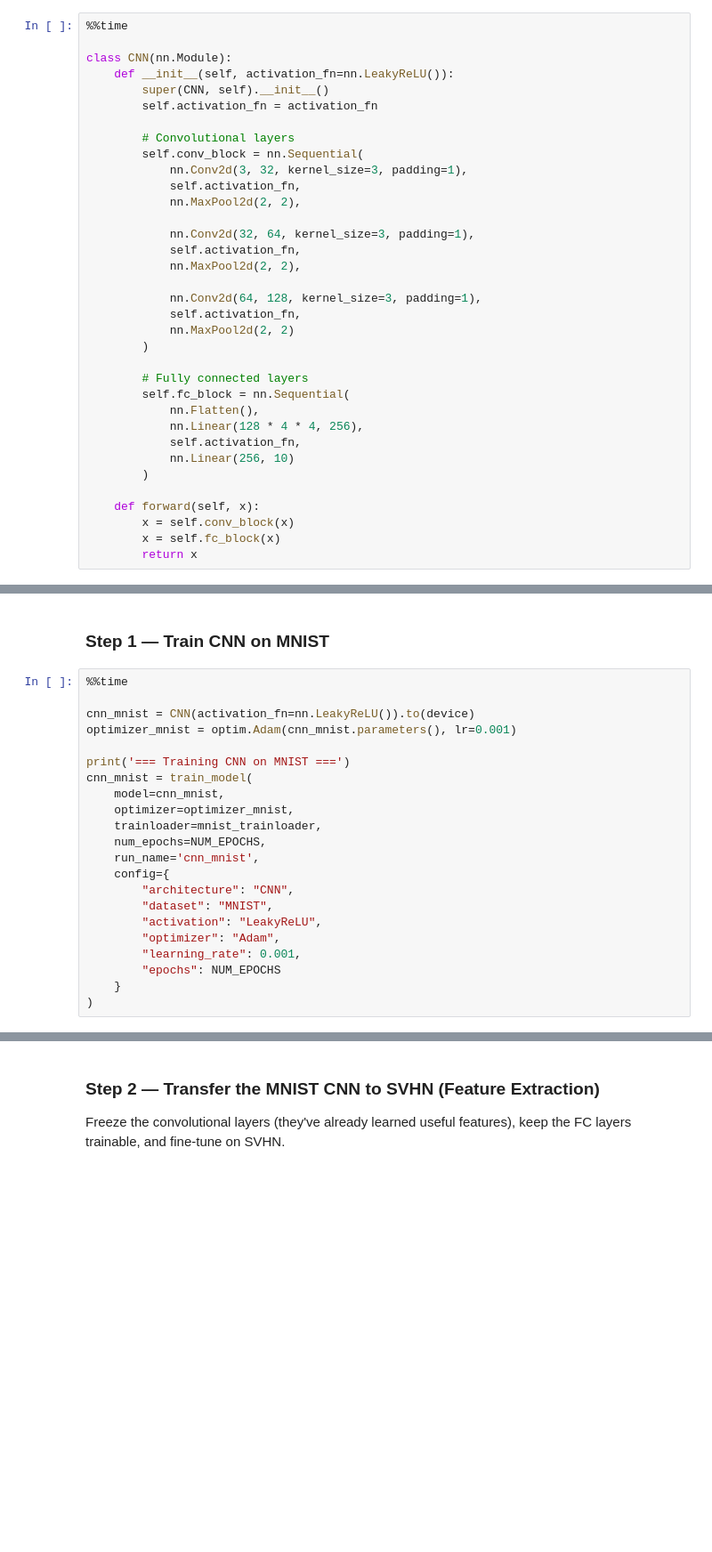
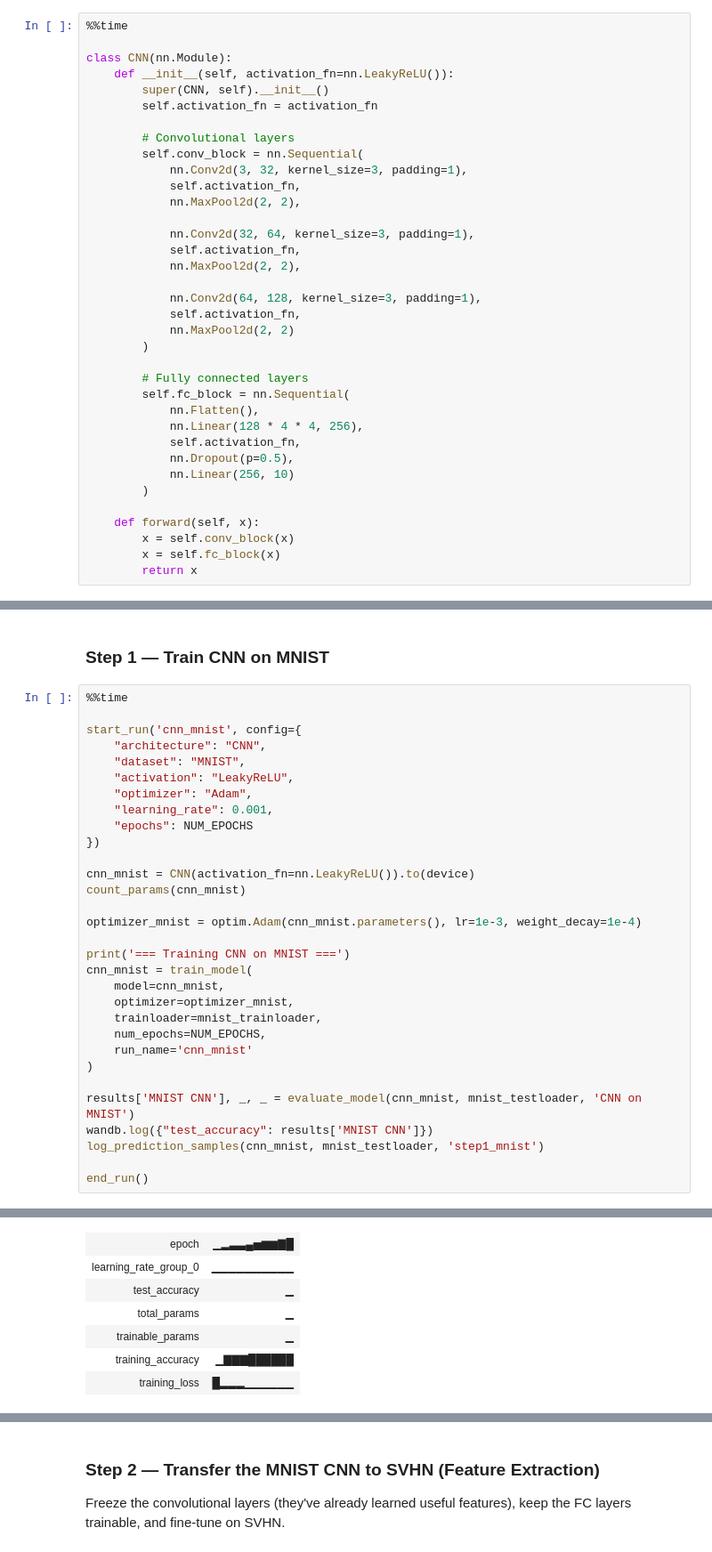
Before and after one commit to ADL-Group-10/lab0, a Jupyter notebook: 02_transfer_learning.ipynb, the cells around one changed output, grey strips where cells are left out. Shown at 89% size. Saved outputs shown, nothing was run; the diff lists cells and outputs as text; blank space fills up the shorter version.

```diff
--- a/02_transfer_learning.ipynb
+++ b/02_transfer_learning.ipynb
@@ -409,6 +608,7 @@ class CNN(nn.Module):
             nn.Flatten(),
             nn.Linear(128 * 4 * 4, 256),
             self.activation_fn,
+            nn.Dropout(p=0.5),
             nn.Linear(256, 10)
         )
 
@@ -424,8 +624,19 @@ Wall time: 398 μs
 # %%
 %%time
 
+start_run('cnn_mnist', config={
+    "architecture": "CNN",
+    "dataset": "MNIST",
+    "activation": "LeakyReLU",
+    "optimizer": "Adam",
+    "learning_rate": 0.001,
+    "epochs": NUM_EPOCHS
+})
+
 cnn_mnist = CNN(activation_fn=nn.LeakyReLU()).to(device)
-optimizer_mnist = optim.Adam(cnn_mnist.parameters(), lr=0.001)
+count_params(cnn_mnist)
+
+optimizer_mnist = optim.Adam(cnn_mnist.parameters(), lr=1e-3, weight_decay=1e-4)
 
 print('=== Training CNN on MNIST ===')
 cnn_mnist = train_model(
@@ -433,14 +644,12 @@ cnn_mnist = train_model(
     optimizer=optimizer_mnist,
     trainloader=mnist_trainloader,
     num_epochs=NUM_EPOCHS,
-    run_name='cnn_mnist',
-    config={
-        "architecture": "CNN",
-        "dataset": "MNIST",
-        "activation": "LeakyReLU",
-        "optimizer": "Adam",
-        "learning_rate": 0.001,
-        "epochs": NUM_EPOCHS
-    }
+    run_name='cnn_mnist'
 )
+
+results['MNIST CNN'], _, _ = evaluate_model(cnn_mnist, mnist_testloader, 'CNN on MNIST')
+wandb.log({"test_accuracy": results['MNIST CNN']})
+log_prediction_samples(cnn_mnist, mnist_testloader, 'step1_mnist')
+
+end_run()
 # %% [output]
@@ -464,0 +678,7 @@ Epoch [10/10] | Loss: 0.0099 | Train Acc: 99.71%
+| epoch | ▁▂▃▃▄▅▆▆▇█ |
+| learning_rate_group_0 | ▁▁▁▁▁▁▁▁▁▁ |
+| test_accuracy | ▁ |
+| total_params | ▁ |
+| trainable_params | ▁ |
+| training_accuracy | ▁▇▇▇██████ |
+| training_loss | █▂▂▂▁▁▁▁▁▁ |
```
Also changed, not shown: parts of 32 cells of this notebook.
